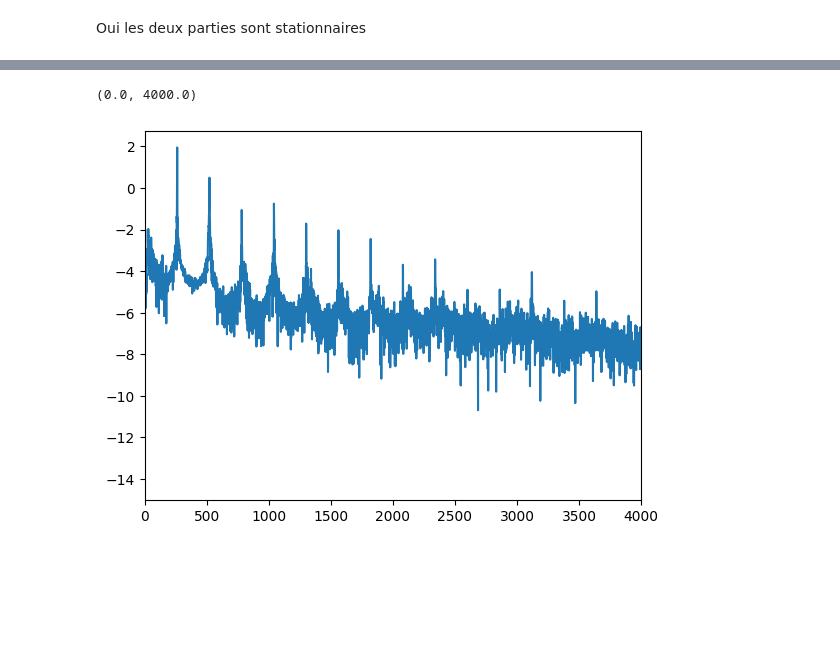
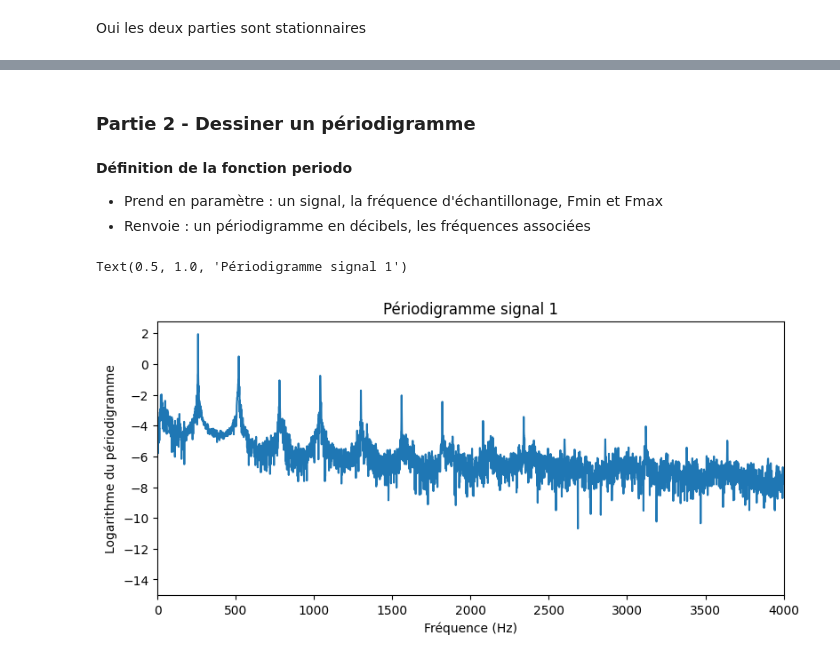
Before and after one commit to baptistejouin/IMACS3-TS-FFT, a Jupyter notebook: TP_FFT.ipynb, the cells around one changed output, grey strips where cells are left out. Saved outputs shown, nothing was run; the diff lists cells and outputs as text; code cells hidden in the pictures; blank space fills up the shorter version.

```diff
--- a/TP_FFT.ipynb
+++ b/TP_FFT.ipynb
@@ -88,0 +100,7 @@ Oui les deux parties sont stationnaires
+# %% [markdown]
+
+### Partie 2 - Dessiner un périodigramme
+# %% [markdown]
+**Définition de la fonction periodo**
+- Prend en paramètre : un signal, la fréquence d'échantillonage, Fmin et Fmax
+- Renvoie : un périodigramme en décibels, les fréquences associées
@@ -89,10 +116,15 @@ Oui les deux parties sont stationnaires
 # %%
 fft_signal1 = fft(signal1)
 
 periodogram = np.abs(fft_signal1)**2/N1
 
+plt.figure(1,figsize=(20,4))
+plt.subplot(121)
 plt.plot(np.log10(periodogram))
 plt.xlim(0, 4000)
+plt.xlabel('Fréquence (Hz)')
+plt.ylabel('Logarithme du périodigramme')
+plt.title('Périodigramme signal 1')
 # %% [output]
-(0.0, 4000.0)
+Text(0.5, 1.0, 'Périodigramme signal 1')
-[figure, old version]
+[figure, new version]
```
Also changed, not shown: parts of 11 cells of this notebook, 1 other file.
